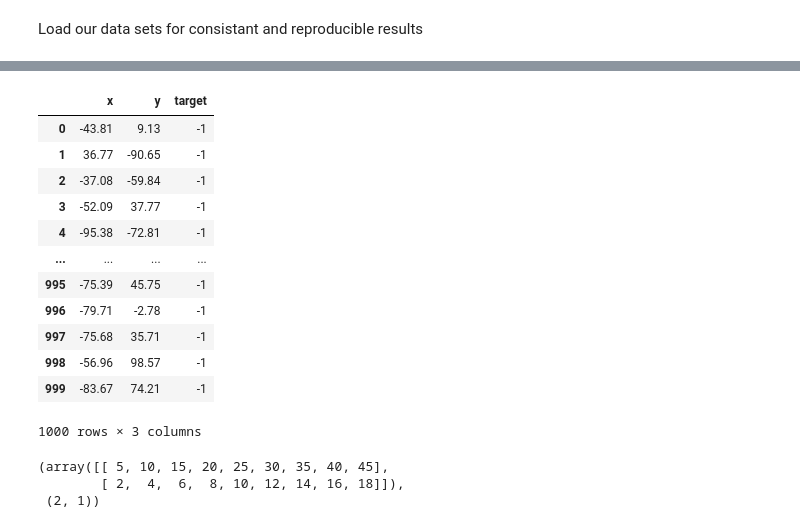
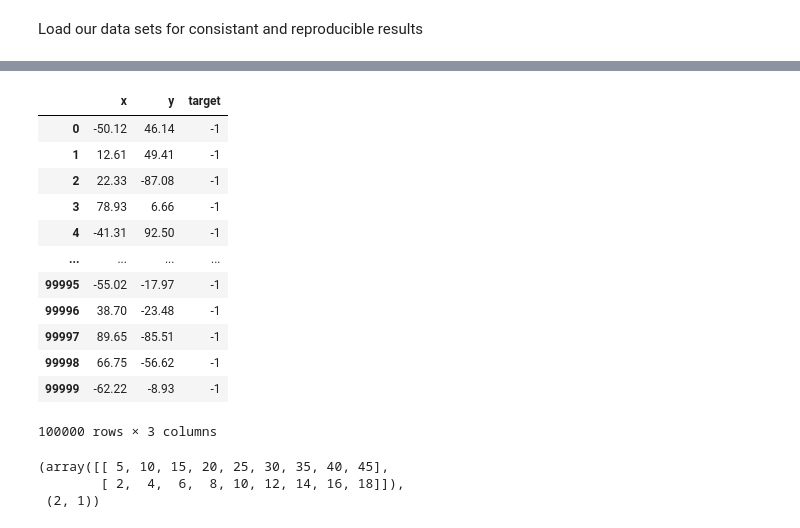
Before and after one commit to zivm20/NN-Spring-Project-1, a Jupyter notebook: Main_program .ipynb, the cells around one changed output, grey strips where cells are left out. Drawn from its saved outputs; the diff is of its cells as text; code cells hidden in the pictures.

```diff
--- a/Main_program .ipynb
+++ b/Main_program .ipynb
@@ -30,21 +33,21 @@ trainA
 1000 rows × 3 columns
 # %%
-trainB = genData.create_B()
-testB = genData.create_B()
+trainB = genData.create_B(size=100000)
+testB = genData.create_B(seed=testSeed,size=100000)
 trainB
 # %% [output]
 |  | x | y | target |
-| 0 | -43.81 | 9.13 | -1 |
-| 1 | 36.77 | -90.65 | -1 |
-| 2 | -37.08 | -59.84 | -1 |
-| 3 | -52.09 | 37.77 | -1 |
-| 4 | -95.38 | -72.81 | -1 |
+| 0 | -50.12 | 46.14 | -1 |
+| 1 | 12.61 | 49.41 | -1 |
+| 2 | 22.33 | -87.08 | -1 |
+| 3 | 78.93 | 6.66 | -1 |
+| 4 | -41.31 | 92.50 | -1 |
 | ... | ... | ... | ... |
-| 995 | -75.39 | 45.75 | -1 |
-| 996 | -79.71 | -2.78 | -1 |
-| 997 | -75.68 | 35.71 | -1 |
-| 998 | -56.96 | 98.57 | -1 |
-| 999 | -83.67 | 74.21 | -1 |
+| 99995 | -55.02 | -17.97 | -1 |
+| 99996 | 38.70 | -23.48 | -1 |
+| 99997 | 89.65 | -85.51 | -1 |
+| 99998 | 66.75 | -56.62 | -1 |
+| 99999 | -62.22 | -8.93 | -1 |
-1000 rows × 3 columns
+100000 rows × 3 columns
 # %%
 class Adaline:
```
Also changed, not shown: parts of 15 cells of this notebook, 1 other file.
